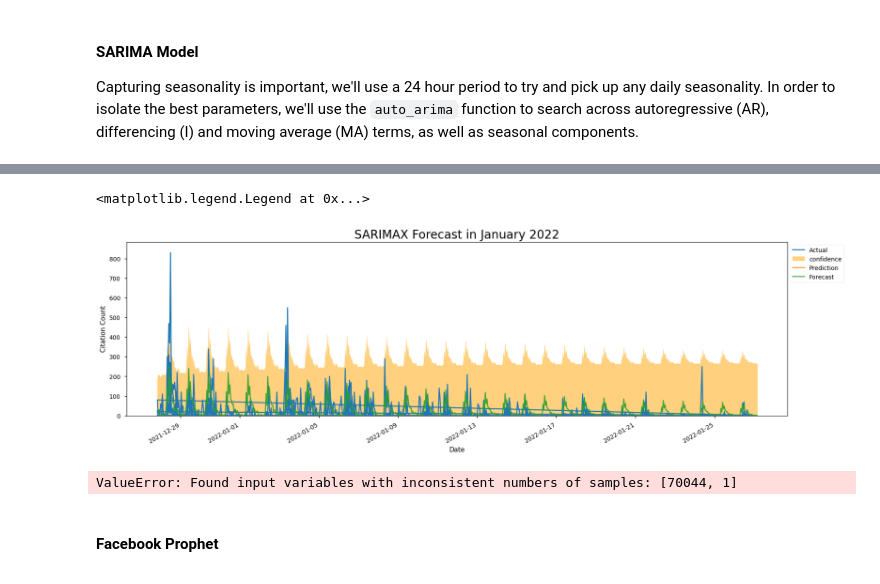
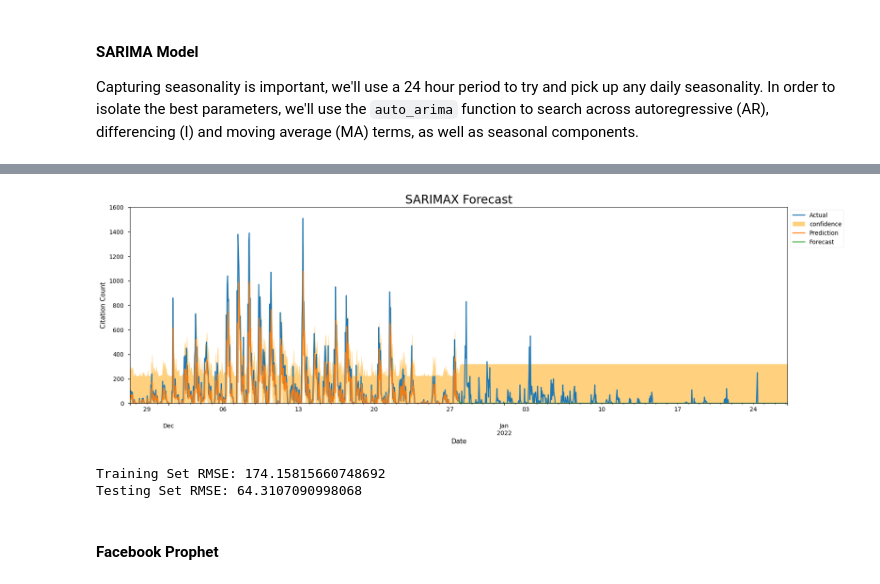
Before and after one commit to evangabe/strategic-parking-enforcement, a Jupyter notebook: 02_featurization.ipynb, the cells around one changed output, grey strips where cells are left out. Drawn from its saved outputs; the diff is of its cells as text; code cells hidden in the pictures.

```diff
--- a/02_featurization.ipynb
+++ b/02_featurization.ipynb
@@ -186 +145,7 @@ print(results_df)
+# %%
+# Instantiate SARIMAX model
+sarimax_model = SARIMAX(hollywood_ts, split=0.8)
+
+# Run SARIMAX Model Grid Search & print results
+# sarimax_model.grid_search(max_value=2, display=True)
 # %%
@@ -265 +161,6 @@ Warnings:
+# %%
+sarimax_results = pd.read_pickle('data/pickle/sarimax_results.pickle')
+best_order, best_seasonal_order = sarimax_results.iloc[0, :3].values, sarimax_results.iloc[0, 3:-1].values
+sarimax_model.fit(order=best_order, s_order=best_seasonal_order)
+sarimax_model.results.summary()
 # %%
@@ -277,27 +167,0 @@ sarimax_forecast_intrvl = sarimax_forecast.conf_int()
-# %%
-# Plot SARIMA predictions
-plt.figure(figsize=(20,6))
-ax = get_timerange(citations_ts, sarimax_pred_intrvl.index[0], sarimax_forecast_intrvl.index[-1])['citation_count'].plot(label='Actual')
-ax.fill_between(sarimax_pred_intrvl.index, sarimax_pred_intrvl.iloc[:,0], sarimax_pred_intrvl.iloc[:,1], alpha=0.5, color="orange", label='confidence')
-ax.fill_between(sarimax_forecast_intrvl.index, sarimax_forecast_intrvl.iloc[:,0], sarimax_forecast_intrvl.iloc[:,1], alpha=0.5, color="orange")
-
-sarimax_pred.predicted_mean.plot(ax=ax, label='Prediction', alpha=0.9)
-sarimax_forecast.predicted_mean.plot(ax=ax, label='Forecast', alpha=0.9)
-ax.set_ylim(bottom=0)
-plt.title('SARIMAX Forecast in January 2022', fontdict={'fontsize':20})
-plt.ylabel('Citation Count')
-plt.xlabel('Date')
-plt.legend(bbox_to_anchor=(1,1), loc="upper left")
-# %% [output]
-<matplotlib.legend.Legend at 0x...>
-[figure, removed]
-# %%
-# Determine RMSE for SARIMAX
-from sklearn.metrics import mean_absolute_error, mean_squared_error
-train_rmse = mean_squared_error(y_true=train_ts, y_pred=sarimax_pred.predicted_mean)
-test_rmse = mean_squared_error(y_true=test_ts, y_pred=sarimax_forecast.predicted_mean[train_ts.index[-1]:])
-
-print(f"Training Set RMSE: {train_rmse}")
-print(f"Testing Set RMSE: {train_rmse}")
-# %% [output]
-ValueError: Found input variables with inconsistent numbers of samples: [70044, 1]
@@ -304,2 +171,13 @@ ValueError: Found input variables with inconsistent numbers of samples: [70044,
+# %%
+# Plot SARIMA predictions
+sarimax_model.plot()
+# %% [output]
+[figure, added]
+# %%
+# Determine RMSE for SARIMAX
+sarimax_model.measure()
+# %% [output]
+Training Set RMSE: 174.15815660748692
+Testing Set RMSE: 64.3107090998068
 # %% [markdown]
 #### Facebook Prophet
```
Also changed, not shown: parts of 30 cells of this notebook, 8 other files.
